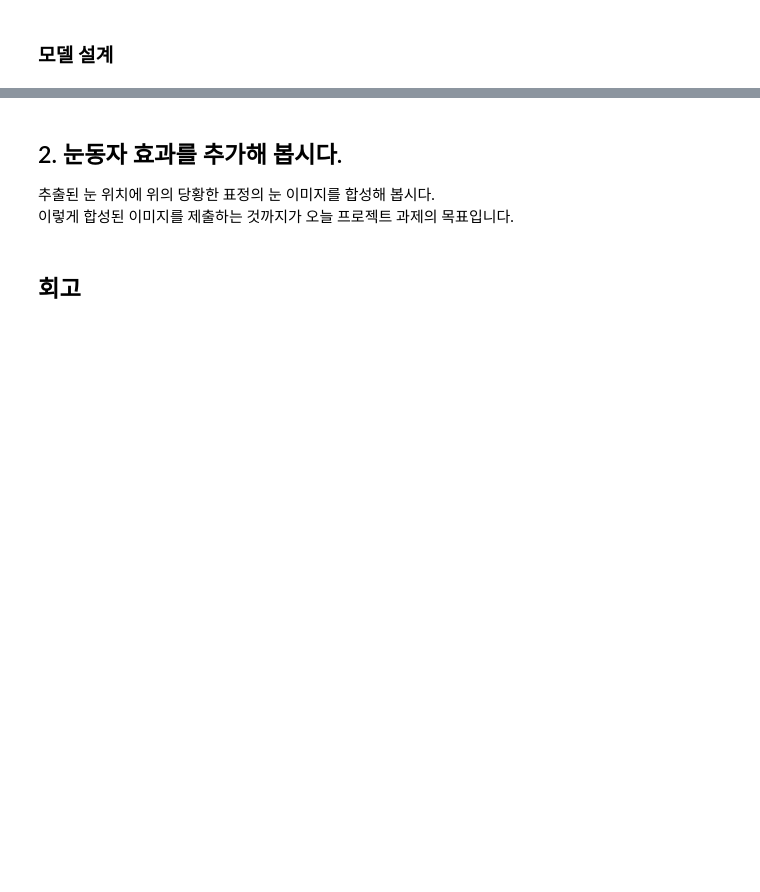
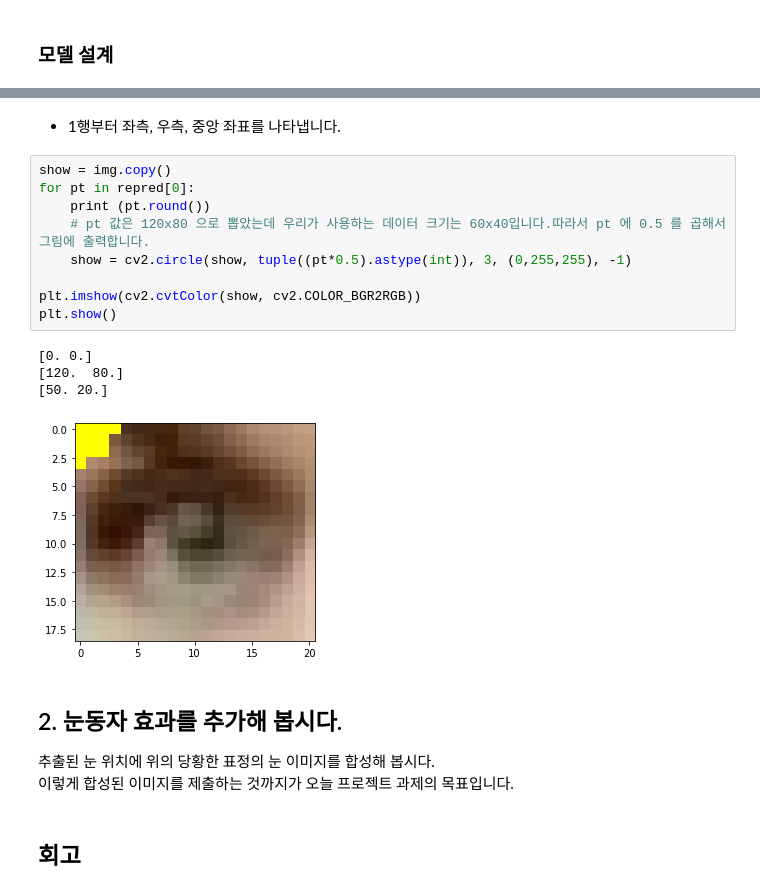
Before and after one commit to stereo-weld/explorations, a Jupyter notebook: CV16_Project_Camera_App_for_Key_Point_Detection_Using_Mean_Shift.ipynb, the cells around one changed output, grey strips where cells are left out. Cells and saved outputs as stored; diff of their text form; blank space fills up the shorter version.

```diff
--- a/CV16_Project_Camera_App_for_Key_Point_Detection_Using_Mean_Shift.ipynb
+++ b/CV16_Project_Camera_App_for_Key_Point_Detection_Using_Mean_Shift.ipynb
@@ -40,3 +380,19 @@
+# %% [markdown]
+* 1행부터 좌측, 우측, 중앙 좌표를 나타냅니다.
+# %%
+show = img.copy()
+for pt in repred[0]:
+    print (pt.round())
+    # pt 값은 120x80 으로 뽑았는데 우리가 사용하는 데이터 크기는 60x40입니다.따라서 pt 에 0.5 를 곱해서 그림에 출력합니다.
+    show = cv2.circle(show, tuple((pt*0.5).astype(int)), 3, (0,255,255), -1)
+
+plt.imshow(cv2.cvtColor(show, cv2.COLOR_BGR2RGB))
+plt.show()
+# %% [output]
+[0. 0.]
+[120.  80.]
+[50. 20.]
+[figure, added]
 # %% [markdown]
 ## 2. 눈동자 효과를 추가해 봅시다.
 추출된 눈 위치에 위의 당황한 표정의 눈 이미지를 합성해 봅시다.
```
Also changed, not shown: parts of 30 cells of this notebook.
